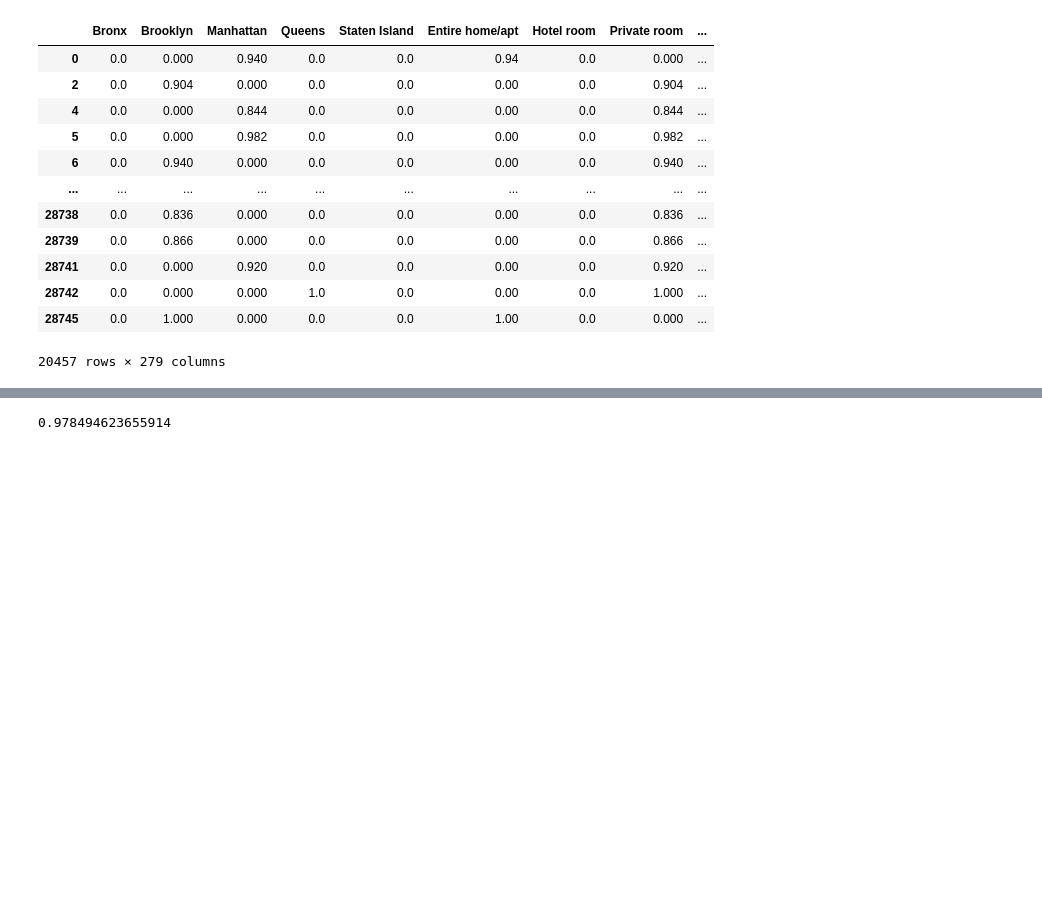
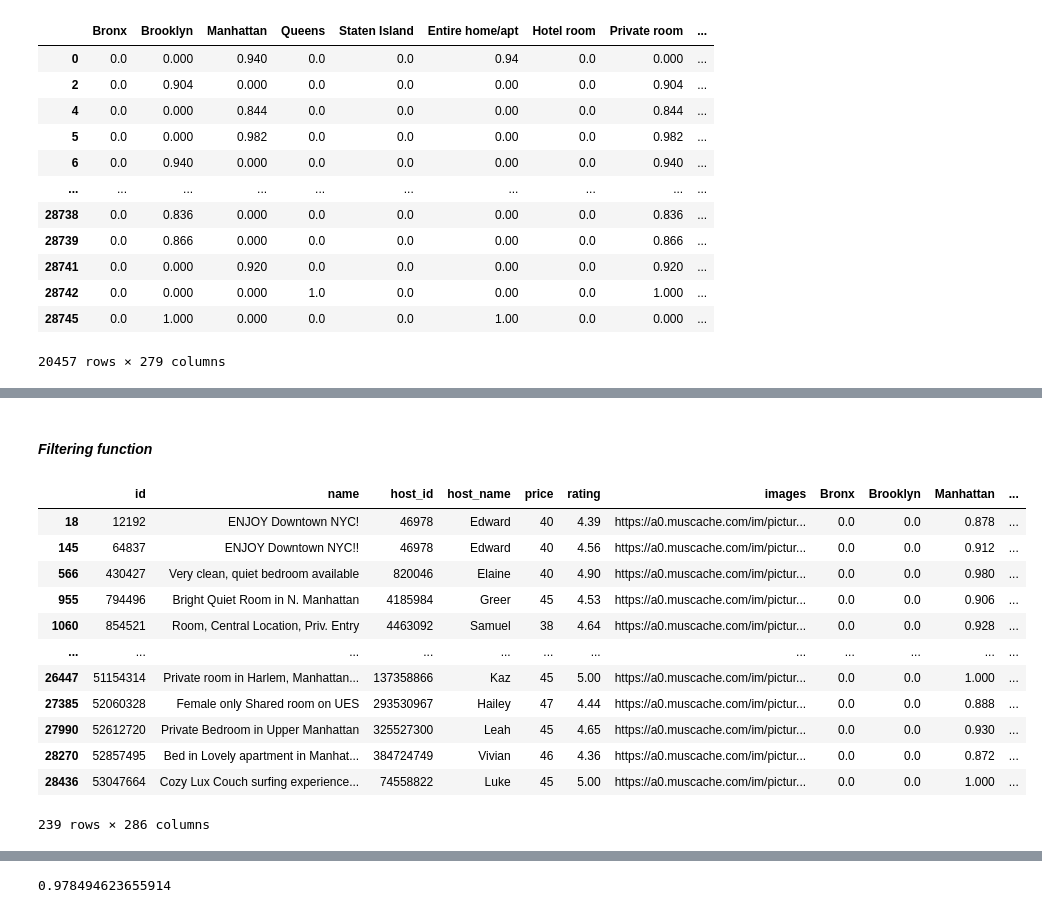
Before and after one commit to YoanGab/chatbot_and_recommendation_system, a Jupyter notebook: airbnb_recommendation_system.ipynb, the cells around one changed output, grey strips where cells are left out. Saved outputs shown, nothing was run; the diff lists cells and outputs as text; code cells hidden in the pictures; blank space fills up the shorter version.

Commit message:
Adding filtering function

```diff
--- a/airbnb_recommendation_system.ipynb
+++ b/airbnb_recommendation_system.ipynb
@@ -155,6 +173,12 @@ drop_cols(clean_data_to_encode,cols_to_drop)
 #### *neighbourhood_group, neighbourhood, room_type, price_range, min_nights_range, availability_365_range*
 # %%
 def encode_and_bind(original_dataframe, feature_to_encode):
+    """
+    One-hot encode the selected categorical features from the dataset.
+    :param original_dataframe: dataframe
+    :param feature_to_encode: list of all the features to encode
+    :return: the new dataframe resulting from the one-hot encoding with the features to encode deleted from the dataframe
+    """
     dummies = pd.get_dummies(original_dataframe[feature_to_encode])
     res = pd.concat([original_dataframe, dummies], axis=1)
     res = res.drop([feature_to_encode], axis=1)
@@ -206,4 +236,21 @@ def cosine_similarity(user: list, room: list) -> float:
 # %%
 assert round(cosine_similarity([2/3, 0, 0, 5/3, -7/3, 0, 0], [1/3, 1/3, -2/3, 0, 0, 0, 0]), 3) == 0.092, 'cosine_similarity is incorrect'
 assert round(cosine_similarity([2/3, 0, 0, 5/3, -7/3, 0, 0], [0, 0, 0, -5/3, 1/3, 4/3, 0]), 3) == 0.559, 'cosine_similarity is incorrect'
+# %% [markdown]
+#### *Filtering function*
+# %%
+def filterBy(df,price_range=None,rating=None,neighbourhood_group=None,room_type=None,min_nights_range=None):
+    filtered_df = df.copy()
+    if price_range:
+        filtered_df = filtered_df.loc[filtered_df[price_range]!=0.0]
+    if rating:
+        filtered_df = filtered_df.loc[filtered_df.rating >= rating]
+    if neighbourhood_group:
+        filtered_df = filtered_df.loc[filtered_df[neighbourhood_group]!=0.0]
+    if room_type:
+        filtered_df = filtered_df.loc[filtered_df[room_type]!=0.0]
+    if min_nights_range:
+        filtered_df = filtered_df.loc[filtered_df[min_nights_range]!=0.0]
+
+    return filtered_df
 # %%
@@ -225,4 +272,21 @@ def find_similar_users(user_id: int, n: int = 5) -> list:
     similarity_scores = [x for x in similarity_scores if not np.isnan(x[1])]
     similarity_scores = sorted(similarity_scores, key=lambda x: x[1], reverse=True)
     return similarity_scores[:n]
+# %%
+filtered_data = filterBy(clean_data_encoded,price_range="0-49",neighbourhood_group='Manhattan',rating=4)
+filtered_data
+# %% [output]
+|  | id | name | host_id | host_name | price | rating | images | Bronx | Brooklyn | Manhattan | ... |
+| 18 | 12192 | ENJOY Downtown NYC! | 46978 | Edward | 40 | 4.39 | https://a0.muscache.com/im/pictur... | 0.0 | 0.0 | 0.878 | ... |
+| 145 | 64837 | ENJOY Downtown NYC!! | 46978 | Edward | 40 | 4.56 | https://a0.muscache.com/im/pictur... | 0.0 | 0.0 | 0.912 | ... |
+| 566 | 430427 | Very clean, quiet bedroom available | 820046 | Elaine | 40 | 4.90 | https://a0.muscache.com/im/pictur... | 0.0 | 0.0 | 0.980 | ... |
+| 955 | 794496 | Bright Quiet Room in N. Manhattan | 4185984 | Greer | 45 | 4.53 | https://a0.muscache.com/im/pictur... | 0.0 | 0.0 | 0.906 | ... |
+| 1060 | 854521 | Room, Central Location, Priv. Entry | 4463092 | Samuel | 38 | 4.64 | https://a0.muscache.com/im/pictur... | 0.0 | 0.0 | 0.928 | ... |
+| ... | ... | ... | ... | ... | ... | ... | ... | ... | ... | ... | ... |
+| 26447 | 51154314 | Private room in Harlem, Manhattan... | 137358866 | Kaz | 45 | 5.00 | https://a0.muscache.com/im/pictur... | 0.0 | 0.0 | 1.000 | ... |
+| 27385 | 52060328 | Female only Shared room on UES | 293530967 | Hailey | 47 | 4.44 | https://a0.muscache.com/im/pictur... | 0.0 | 0.0 | 0.888 | ... |
+| 27990 | 52612720 | Private Bedroom in Upper Manhattan | 325527300 | Leah | 45 | 4.65 | https://a0.muscache.com/im/pictur... | 0.0 | 0.0 | 0.930 | ... |
+| 28270 | 52857495 | Bed in Lovely apartment in Manhat... | 384724749 | Vivian | 46 | 4.36 | https://a0.muscache.com/im/pictur... | 0.0 | 0.0 | 0.872 | ... |
+| 28436 | 53047664 | Cozy Lux Couch surfing experience... | 74558822 | Luke | 45 | 5.00 | https://a0.muscache.com/im/pictur... | 0.0 | 0.0 | 1.000 | ... |
+239 rows × 286 columns
 # %%
```
Also changed, not shown: parts of 21 cells of this notebook.
